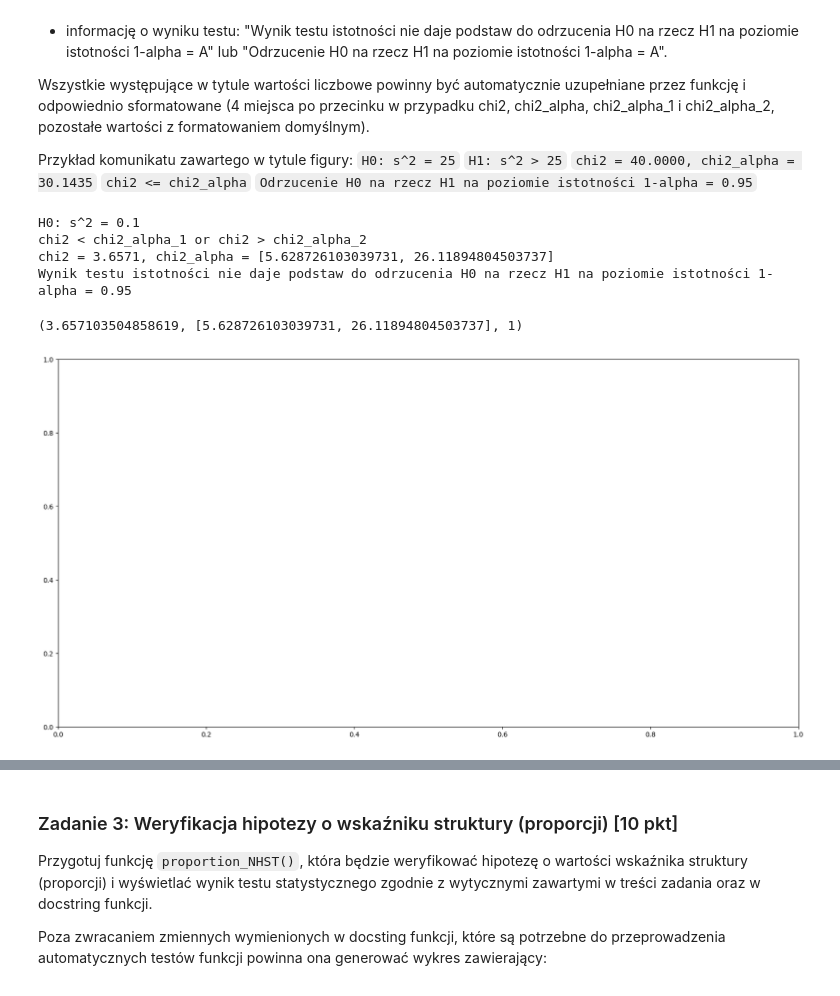
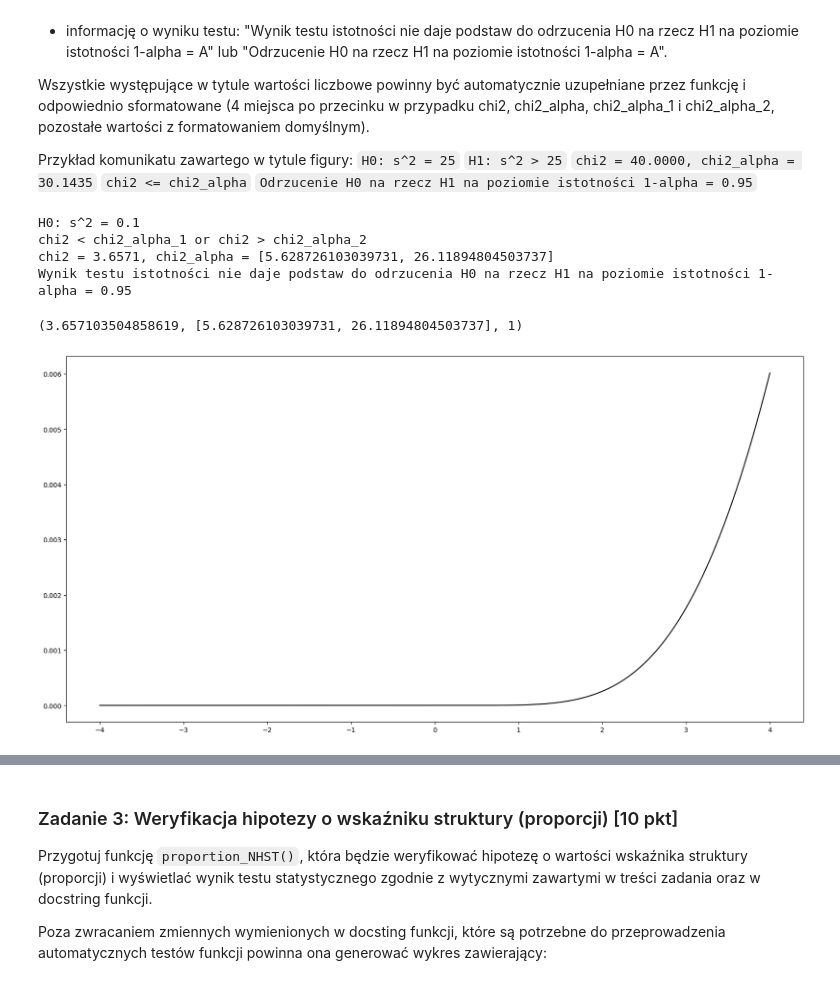
Before and after one commit to gcichy/ADwP, a Jupyter notebook: Projekt5/ZZ05_CZ01.ipynb, the cells around one changed output, grey strips where cells are left out. Cells and saved outputs as stored; diff of their text form; code cells hidden in the pictures.

```diff
--- a/Projekt5/ZZ05_CZ01.ipynb
+++ b/Projekt5/ZZ05_CZ01.ipynb
@@ -315,35 +321,35 @@ def variance_NHST(data, H0, H1, alpha):
         chi2_alpha_2 = sp.stats.chi2.ppf(1-alpha/2, n-1)
         chi2_alpha = [chi2_alpha_1, chi2_alpha_2]
         temp = "H1: s^2 > " + str(H0) + "\n"
         if chi2 < chi2_alpha_1 or chi2 > chi2_alpha_2:
             temp = 'chi2 < chi2_alpha_1 or chi2 > chi2_alpha_2'
             H = 1
             wyn = "Wynik testu istotności nie daje podstaw do odrzucenia H0 na rzecz H1 na poziomie istotności 1-alpha = " + str(1-alpha)
         else:
             temp = 'chi2 >= chi2_alpha_1 and chi2 <= chi2_alpha_2'
             H = 0
             wyn = "Odrzucenie H0 na rzecz H1 na poziomie istotności 1-alpha = " + str(1-alpha)
     else:
         raise Exception("ZŁY ARGUMENT H1")
 
     print(f"H0: s^2 = {H0}\n{temp}\nchi2 = {chi2:.4f}, chi2_alpha = {chi2_alpha}\n{wyn}")
 
     fig, ax = plt.subplots(1,1,figsize = (20,10))
-    #plt.plot(x_theor,chi2_theor, color = 'black')
+    plt.plot(x_theor,chi2_theor, color = 'black')
 
     return (chi2, chi2_alpha, H)
 
 variance_NHST(test_data_1, 0.1, "two-sided", 0.05)
 
 
 # WYKRESY I DOROBIC WLASCIWE KOMNUNIKATY Z H1
 # %% [output]
 H0: s^2 = 0.1
 chi2 < chi2_alpha_1 or chi2 > chi2_alpha_2
 chi2 = 3.6571, chi2_alpha = [5.628726103039731, 26.11894804503737]
 Wynik testu istotności nie daje podstaw do odrzucenia H0 na rzecz H1 na poziomie istotności 1-alpha = 0.95
 (3.657103504858619, [5.628726103039731, 26.11894804503737], 1)
-[figure, old version]
+[figure, new version]
 # %%
 ### Komórka testowa
 
```
Also changed, not shown: parts of 4 cells of this notebook, 2 other files.
